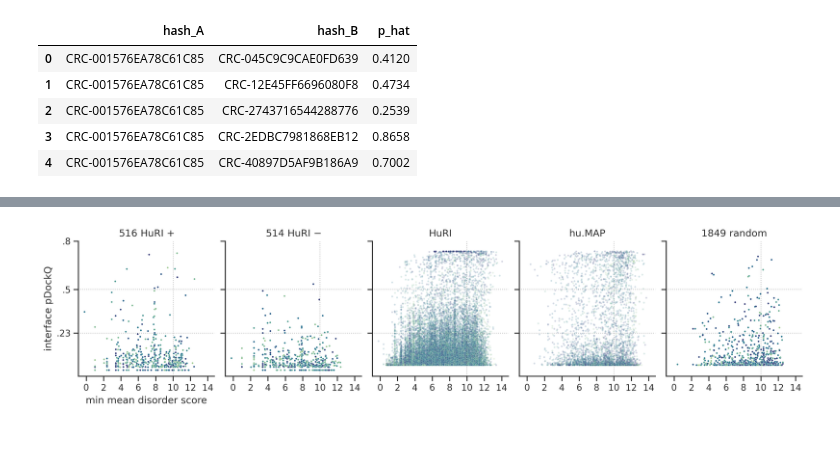
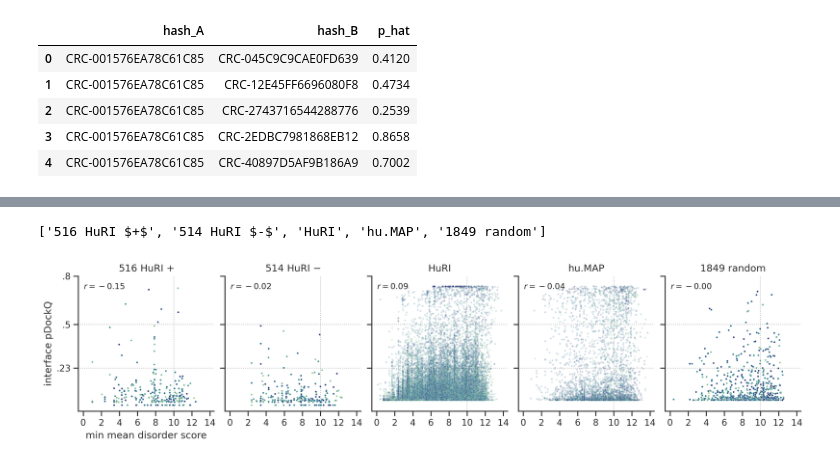
Before and after one commit to lkndl/ppi, a Jupyter notebook: colabfold/ppit5/ppit5.ipynb, the cells around one changed output, grey strips where cells are left out. Drawn from its saved outputs; the diff is of its cells as text; code cells hidden in the pictures.

```diff
--- a/colabfold/ppit5/ppit5.ipynb
+++ b/colabfold/ppit5/ppit5.ipynb
@@ -9,6 +9,6 @@ from ppi_utils.reduce import dedup_pairs
 from ppi_utils.general import to_fasta, to_lines, get_ids
 from ppi_utils.api import uniprot_api_fetch
 # %%
-ours = pd.read_csv('../our_scores.tsv', sep='\t', header=0)
-ours.head()
+h2 = pd.read_csv('../huintaf2_scores.tsv', sep='\t', header=0)
+len(h2)
 # %% [output]
@@ -82,3 +94,6 @@ preds.head()
 | 2 | CRC-001576EA78C61C85 | CRC-2743716544288776 | 0.2539 |
 | 3 | CRC-001576EA78C61C85 | CRC-2EDBC7981868EB12 | 0.8658 |
 | 4 | CRC-001576EA78C61C85 | CRC-40897D5AF9B186A9 | 0.7002 |
+# %%
+h3 = pd.merge(h2, preds, on=['hash_A', 'hash_B'])
+len(h3)
@@ -128,3 +130,9 @@ merged.head()
+# %%
+sets = list(h2.dataset.unique())
+sets = sets[3:] + sets[:3]
+sets
+# %% [output]
+['516 HuRI $+$', '514 HuRI $-$', 'HuRI', 'hu.MAP', '1849 random']
 # %%
 from matplotlib.ticker import MaxNLocator
 
@@ -132,35 +140,35 @@ with mpl.rc_context({'figure.dpi': 300}):
     fig, axes = plt.subplots(nrows=1, ncols=len(sets),
                              figsize=(3.2 * len(sets), 3),
                              sharex=True, sharey=True)
     shrink = ['HuRI', 'hu.MAP']
     for j, (_set, ax) in enumerate(zip(sets, axes)):
-        df = merged.loc[merged.dataset == _set]
+        df = h3.loc[(h3.dataset == _set) & (~h3.p_hat.isna())]
         sn = sns.scatterplot(
             data=df,
             y='pdockq',
-            x='zc',
+            x='min_chezod',
             hue='p_hat', palette='crest', hue_norm=(0, 1),
             s=5,
             alpha=1 if _set not in shrink else .2,
             ax=ax,
             legend=False,
             rasterized=_set in shrink,
         )
         ax.set(title=_set, yticks=[.23, .5, .8], yticklabels=['.23', '.5', '.8'], ylabel=None, xlabel=None)
         for l in [.23, .5]:
             kw = dict(dashes=(2, 3), c='.1', lw=.5, alpha=.5, zorder=99)
             ax.axhline(y=l, **kw)
         ax.axvline(x=10, **kw)
         if not j:
             ax.set(xlabel='min mean disorder score', ylabel='interface pDockQ')
-        # rho = spearmanr(df.pdockq, df.p_hat)[0]
-        # ax.text(.04, .95, f'$r = {rho:.2f}$', ha='left', va='top', fontsize='small', transform=ax.transAxes)
+        rho = spearmanr(df.pdockq, df.p_hat)[0]
+        ax.text(.04, .95, f'$r = {rho:.2f}$', ha='left', va='top', fontsize='small', transform=ax.transAxes)
         # if _set == 'hu.MAP':
         #     rho = spearmanr(df.pdockq, df.prob)[0]
         #     ax.text(.04, .01, f'Spearman\'s $r = {rho:.2f}$', ha='left', va='bottom', fontsize='xx-small', transform=ax.transAxes)
     ax.xaxis.set_major_locator(MaxNLocator(integer=True))
     plt.subplots_adjust(wspace=.08)
     sns.despine()
     fig.savefig('chezod_s23acc.pdf')
 # %% [output]
-[figure, old version]
+[figure, new version]
```
Also changed, not shown: parts of 21 cells of this notebook, 3 other files.
